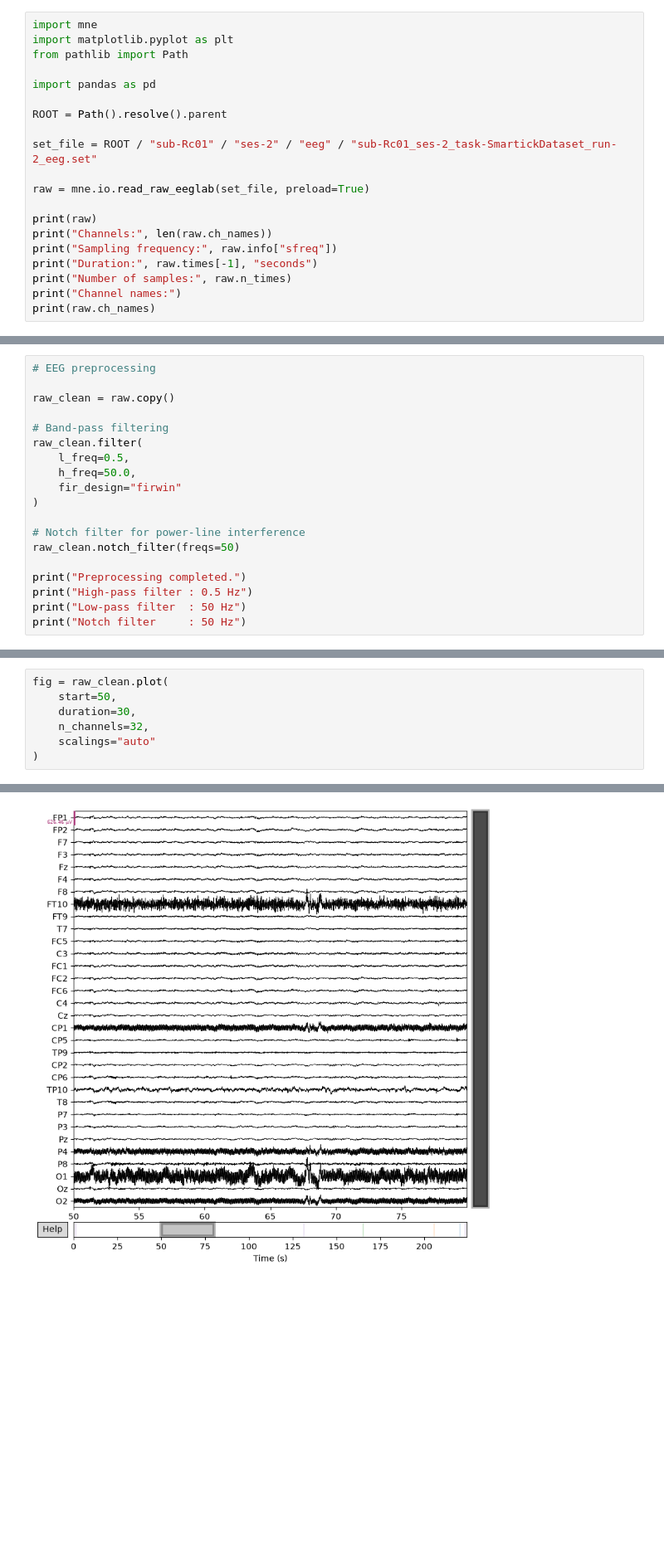
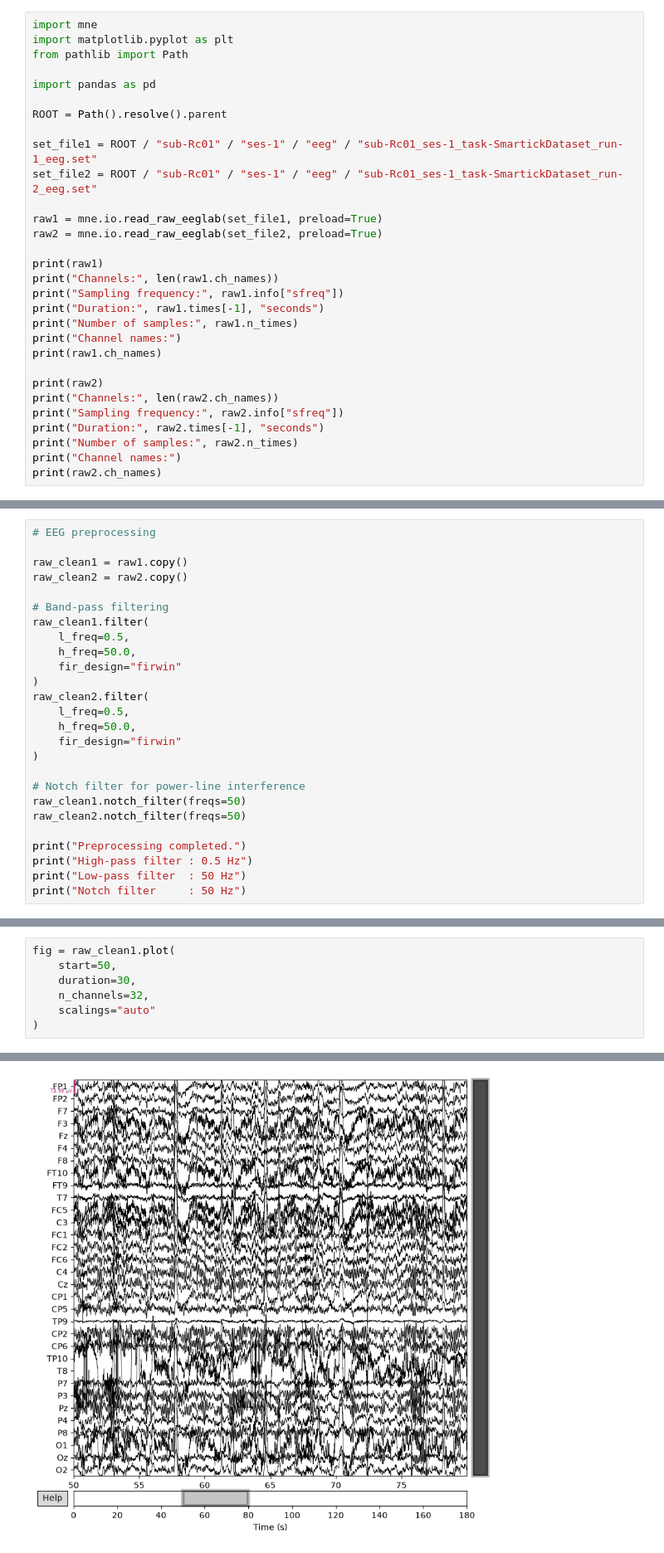
Before and after one commit to Ananyo-Sen-B2530066/mental-health, a Jupyter notebook: eeg_study.ipynb, the cells around one changed output, grey strips where cells are left out. Shown at 83% size. Saved outputs shown, nothing was run; the diff lists cells and outputs as text; blank space fills up the shorter version.

```diff
--- a/eeg_study.ipynb
+++ b/eeg_study.ipynb
@@ -7,15 +7,25 @@ import pandas as pd
 
 ROOT = Path().resolve().parent
 
-set_file = ROOT / "sub-Rc01" / "ses-2" / "eeg" / "sub-Rc01_ses-2_task-SmartickDataset_run-2_eeg.set"
+set_file1 = ROOT / "sub-Rc01" / "ses-1" / "eeg" / "sub-Rc01_ses-1_task-SmartickDataset_run-1_eeg.set"
+set_file2 = ROOT / "sub-Rc01" / "ses-1" / "eeg" / "sub-Rc01_ses-1_task-SmartickDataset_run-2_eeg.set"
 
-raw = mne.io.read_raw_eeglab(set_file, preload=True)
+raw1 = mne.io.read_raw_eeglab(set_file1, preload=True)
+raw2 = mne.io.read_raw_eeglab(set_file2, preload=True)
 
-print(raw)
-print("Channels:", len(raw.ch_names))
-print("Sampling frequency:", raw.info["sfreq"])
-print("Duration:", raw.times[-1], "seconds")
-print("Number of samples:", raw.n_times)
+print(raw1)
+print("Channels:", len(raw1.ch_names))
+print("Sampling frequency:", raw1.info["sfreq"])
+print("Duration:", raw1.times[-1], "seconds")
+print("Number of samples:", raw1.n_times)
 print("Channel names:")
-print(raw.ch_names)
+print(raw1.ch_names)
+
+print(raw2)
+print("Channels:", len(raw2.ch_names))
+print("Sampling frequency:", raw2.info["sfreq"])
+print("Duration:", raw2.times[-1], "seconds")
+print("Number of samples:", raw2.n_times)
+print("Channel names:")
+print(raw2.ch_names)
 # %% [output]
@@ -332,17 +437,24 @@ plt.show()
 # %%
 # EEG preprocessing
 
-raw_clean = raw.copy()
+raw_clean1 = raw1.copy()
+raw_clean2 = raw2.copy()
 
 # Band-pass filtering
-raw_clean.filter(
+raw_clean1.filter(
+    l_freq=0.5,
+    h_freq=50.0,
+    fir_design="firwin"
+)
+raw_clean2.filter(
     l_freq=0.5,
     h_freq=50.0,
     fir_design="firwin"
 )
 
 # Notch filter for power-line interference
-raw_clean.notch_filter(freqs=50)
+raw_clean1.notch_filter(freqs=50)
+raw_clean2.notch_filter(freqs=50)
 
 print("Preprocessing completed.")
 print("High-pass filter : 0.5 Hz")
@@ -464,12 +601,12 @@ Oz: time=118.707s, value=-2405.02 µV
 # %%
-fig = raw_clean.plot(
+fig = raw_clean1.plot(
     start=50,
     duration=30,
     n_channels=32,
     scalings="auto"
 )
 # %% [output]
 Using matplotlib as 2D backend.
-[figure, old version]
+[figure, new version]
 # %%
 print("========== ANNOTATIONS ==========")
```
Also changed, not shown: parts of 18 cells of this notebook, 1 other file.
